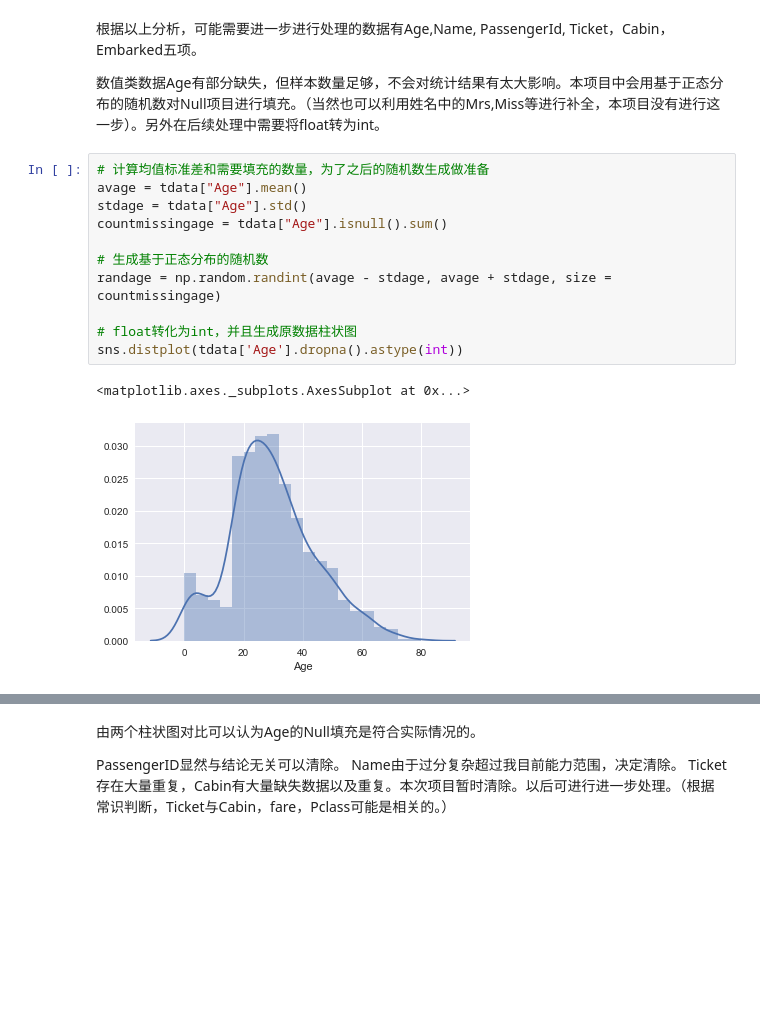
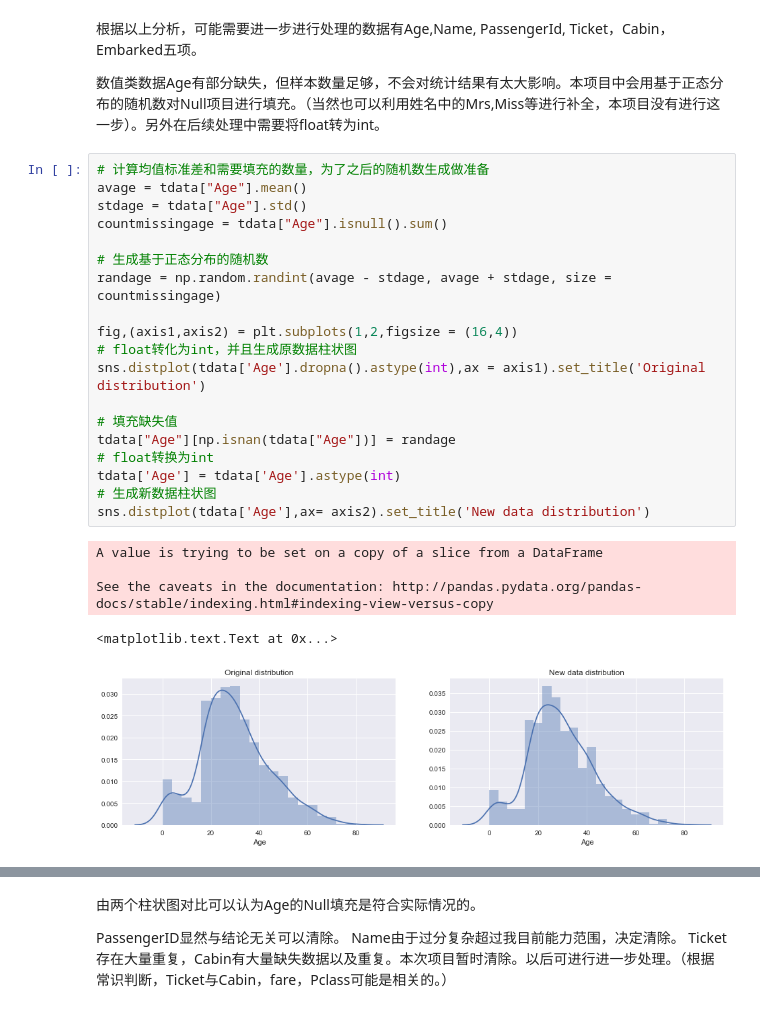
Before and after one commit to AntiEris/Data-analyst-project, a Jupyter notebook: P2_Titanic/P2_Titanic.ipynb, the cells around one changed output, grey strips where cells are left out. Cells and saved outputs as stored; diff of their text form; blank space fills up the shorter version.

```diff
--- a/P2_Titanic/P2_Titanic.ipynb
+++ b/P2_Titanic/P2_Titanic.ipynb
@@ -151,14 +151,25 @@ Cabin数据有大量重复以及缺失，需要进一步处理。
 # %%
 # 计算均值标准差和需要填充的数量，为了之后的随机数生成做准备
 avage = tdata["Age"].mean()
 stdage = tdata["Age"].std()
 countmissingage = tdata["Age"].isnull().sum()
 
 # 生成基于正态分布的随机数
 randage = np.random.randint(avage - stdage, avage + stdage, size = countmissingage)
 
+fig,(axis1,axis2) = plt.subplots(1,2,figsize = (16,4))
 # float转化为int，并且生成原数据柱状图
-sns.distplot(tdata['Age'].dropna().astype(int))
+sns.distplot(tdata['Age'].dropna().astype(int),ax = axis1).set_title('Original distribution')
+
+# 填充缺失值
+tdata["Age"][np.isnan(tdata["Age"])] = randage
+# float转换为int
+tdata['Age'] = tdata['Age'].astype(int)
+# 生成新数据柱状图
+sns.distplot(tdata['Age'],ax= axis2).set_title('New data distribution')
 # %% [output]
-<matplotlib.axes._subplots.AxesSubplot at 0x...>
+A value is trying to be set on a copy of a slice from a DataFrame
+
+See the caveats in the documentation: http://pandas.pydata.org/pandas-docs/stable/indexing.html#indexing-view-versus-copy
+<matplotlib.text.Text at 0x...>
-[figure, old version]
+[figure, new version]
```
Also changed, not shown: parts of 28 cells of this notebook.
